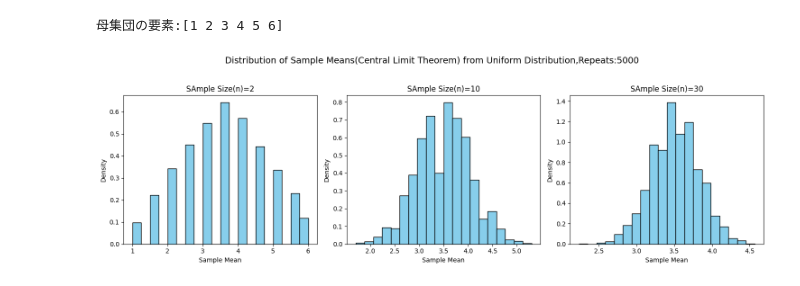
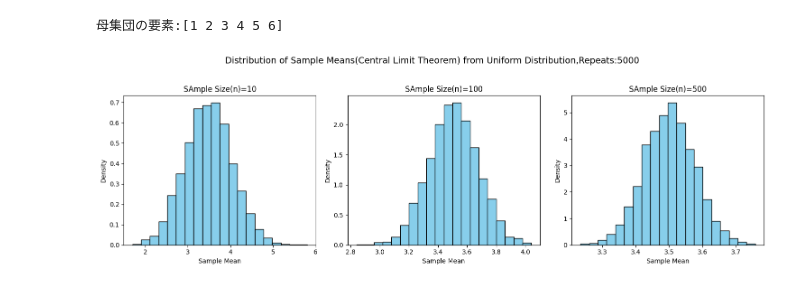
Before and after one commit to oimo-taruto/CLT-simulation, a Jupyter notebook: clt_simulation_1.ipynb, the cells around one changed output. Cells and saved outputs as stored; diff of their text form; code cells hidden in the pictures.

```diff
--- a/clt_simulation_1.ipynb
+++ b/clt_simulation_1.ipynb
@@ -1,33 +1,55 @@
 # %% [markdown]
 <a href="https://colab.research.google.com/github/haruto86100323/CLT-simulation/blob/main/clt_simulation_1.ipynb" target="_parent"><img src="https://colab.research.google.com/assets/colab-badge.svg" alt="Open In Colab"/></a>
 # %%
+#準備と母集団の定義
 import numpy as np
+#数値計算のライブラリの読み込み
 import matplotlib.pyplot as plt
+#データの可視化　描画モジュールの読み込み
+
 population=np.arange(1,7)
+#母集団の定義　今回はサイコロの目の離散一様分布
 print(f"母集団の要素:{population}")
 
-sample_sizes=[2,10,30]
+sample_sizes=[10,100,500]
+#標本サイズのリスト　これが大きいと正規分布に近似→CLT
 num_samples=5000
+#標本抽出と平均計算を繰り返す回数
+#大きいと図が滑らかになるが、処理に時間がかかる
 
 plt.figure(figsize=(15,5))
 
+#シミュレーションの実行
 for i,n in enumerate(sample_sizes):
+#標本サイズリストの各要素に対して繰り返し処理を行う
+#enumerate関数は、リストの各要素に0から番号(インデックス i)を振ってくれる
+#iがインデックス、nが要素の値(今回は、2,10,30)を表す
   sample_means=[]
+  #各nに対する標本平均を格納するための空のリスト
 
   for _ in range(num_samples):
+  #5000回内側の処理(標本抽出と平均計算)を繰り返す
     sample=np.random.choice(population,size=n)
+    #母集団から復元抽出でn個の標本sampleを抽出
     sample_mean=np.mean(sample)
+    #抽出したn個の標本の平均を計算
     sample_means.append(sample_mean)
+    #計算した標本平均をリストに格納
 
+#結果の確認と可視化
   plt.subplot(1,3,i+1)
+  #グラフを1行3列に配置し、現在の繰り返し回数に応じて描画位置を指定
   plt.hist(sample_means,bins=20,edgecolor='black',color='skyblue',density=True)
+  #ヒストグラムを描写
+  #destiny=True→ヒストグラムの面積の合計を1にする(確率密度表示)
   plt.title(f'SAmple Size(n)={n}')
   plt.xlabel('Sample Mean')
   plt.ylabel('Density')
 
 plt.suptitle(f'Distribution of Sample Means(Central Limit Theorem) from Uniform Distribution,Repeats:{num_samples}',fontsize=14)
 plt.tight_layout(rect=[0,0.03,1,0.95])
 plt.show()
+#グラフを表示
 # %% [output]
 母集団の要素:[1 2 3 4 5 6]
-[figure, old version]
+[figure, new version]
```
